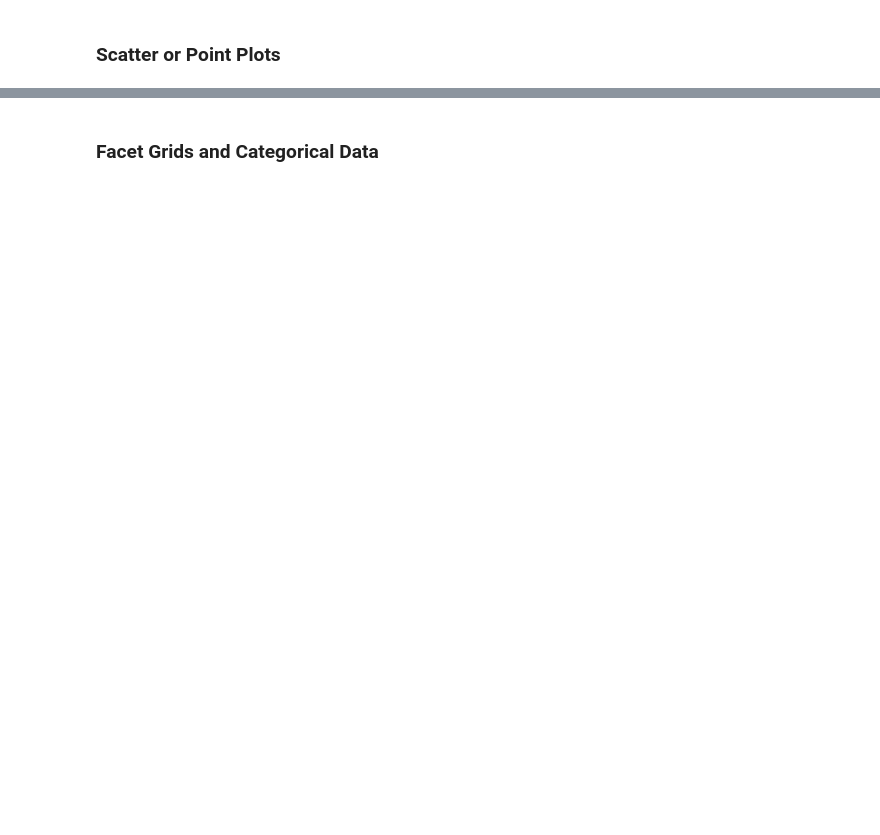
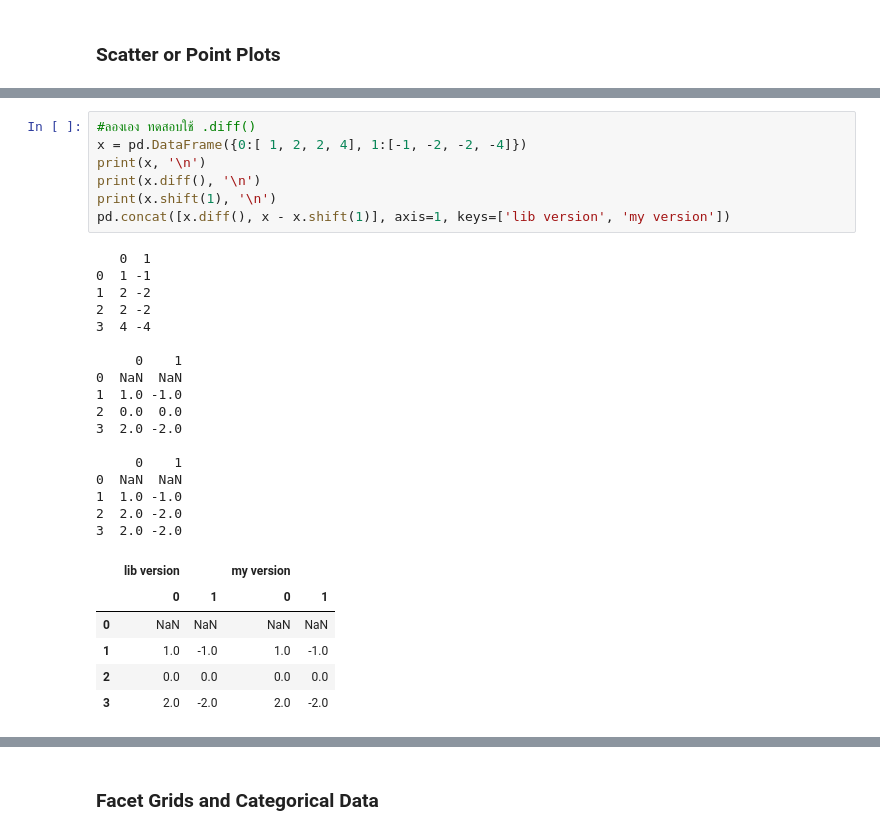
Before and after one commit to chan-prk/pydata-book, a Jupyter notebook: ch09.ipynb, the cells around one changed output, grey strips where cells are left out. Drawn from its saved outputs; the diff is of its cells as text; blank space fills up the shorter version.

```diff
--- a/ch09.ipynb
+++ b/ch09.ipynb
@@ -609 +653,32 @@ trans_data[-5:]
+# %%
+#ลองเอง ทดสอบใช้ .diff()
+x = pd.DataFrame({0:[ 1, 2, 2, 4], 1:[-1, -2, -2, -4]})
+print(x, '\n')
+print(x.diff(), '\n')
+print(x.shift(1), '\n')
+pd.concat([x.diff(), x - x.shift(1)], axis=1, keys=['lib version', 'my version'])
+# %% [output]
+   0  1
+0  1 -1
+1  2 -2
+2  2 -2
+3  4 -4
+
+     0    1
+0  NaN  NaN
+1  1.0 -1.0
+2  0.0  0.0
+3  2.0 -2.0
+
+     0    1
+0  NaN  NaN
+1  1.0 -1.0
+2  2.0 -2.0
+3  2.0 -2.0
+|  | lib version |  | my version |  |
+|  | 0 | 1 | 0 | 1 |
+| 0 | NaN | NaN | NaN | NaN |
+| 1 | 1.0 | -1.0 | 1.0 | -1.0 |
+| 2 | 0.0 | 0.0 | 0.0 | 0.0 |
+| 3 | 2.0 | -2.0 | 2.0 | -2.0 |
 # %%
```
Also changed, not shown: parts of 25 cells of this notebook.
